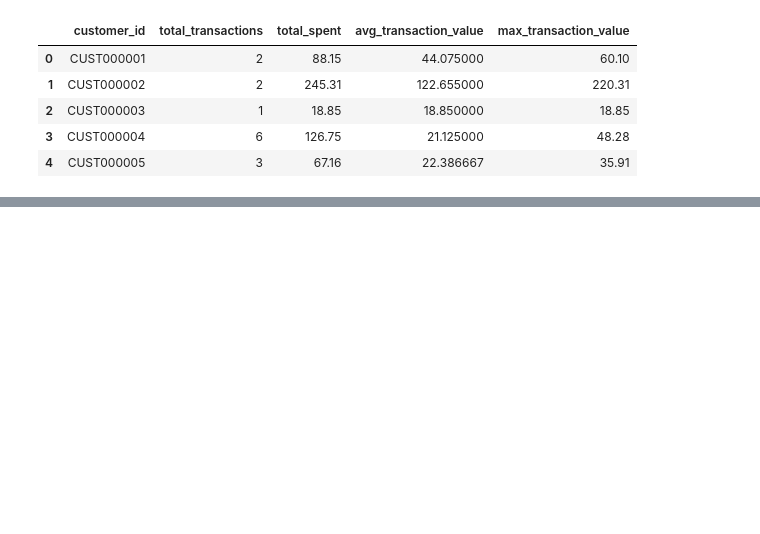
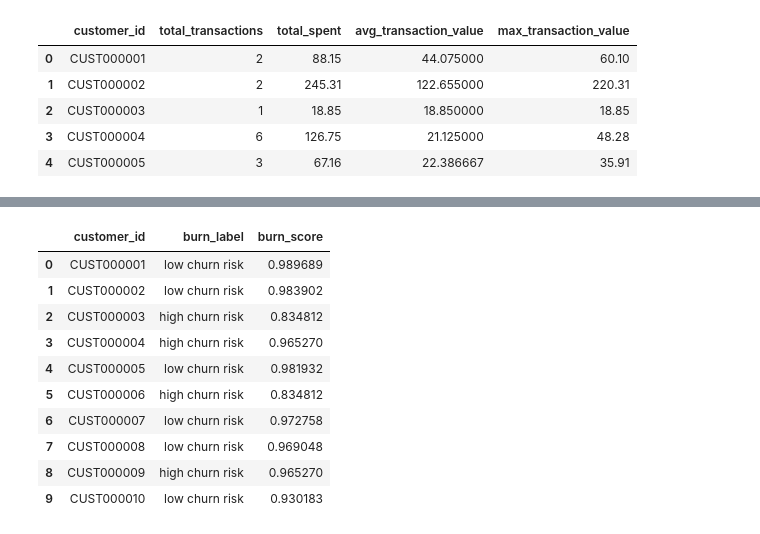
Before and after one commit to muinul-official/Data-Mining-G13, a Jupyter notebook: EDA_&_Feature_Engineering.ipynb, the cells around one changed output, grey strips where cells are left out. Cells and saved outputs as stored; diff of their text form; code cells hidden in the pictures; blank space fills up the shorter version.

Commit message:
Feature engineering 2 : Chats dataset features, reviews dataset features, llm/slm feature engineering on reviews dataset

```diff
--- a/EDA_&_Feature_Engineering.ipynb
+++ b/EDA_&_Feature_Engineering.ipynb
@@ -186,0 +231,6 @@ transaction_features.head()
+# %%
+#Load zero-shot classification model
+burn_classifier = pipeline(
+    "zero-shot-classification",
+    model="facebook/bart-large-mnli"
+)
@@ -186,0 +244,28 @@ transaction_features.head()
+# %%
+#Define burn-risk labels
+labels = ["high churn risk", "low churn risk"]
+# %%
+#test on small sample
+sample_reviews = reviews[['customer_id', 'review_text']].head(10).copy()
+
+def classify_burn(text):
+    result = burn_classifier(str(text)[:512], labels)
+    return result['labels'][0], result['scores'][0]
+
+sample_reviews[['burn_label', 'burn_score']] = sample_reviews['review_text'].apply(
+    lambda x: pd.Series(classify_burn(x))
+)
+
+sample_reviews[['customer_id', 'burn_label', 'burn_score']]
+# %% [output]
+|  | customer_id | burn_label | burn_score |
+| 0 | CUST000001 | low churn risk | 0.989689 |
+| 1 | CUST000002 | low churn risk | 0.983902 |
+| 2 | CUST000003 | high churn risk | 0.834812 |
+| 3 | CUST000004 | high churn risk | 0.965270 |
+| 4 | CUST000005 | low churn risk | 0.981932 |
+| 5 | CUST000006 | high churn risk | 0.834812 |
+| 6 | CUST000007 | low churn risk | 0.972758 |
+| 7 | CUST000008 | low churn risk | 0.969048 |
+| 8 | CUST000009 | high churn risk | 0.965270 |
+| 9 | CUST000010 | low churn risk | 0.930183 |
```
Also changed, not shown: parts of 11 cells of this notebook.
